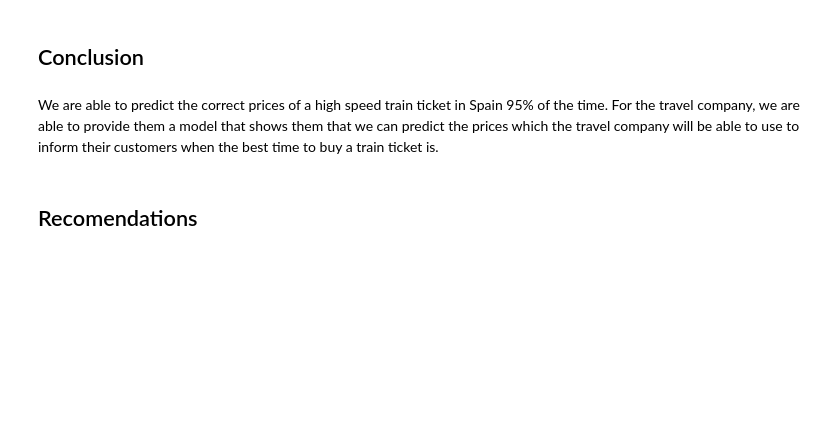
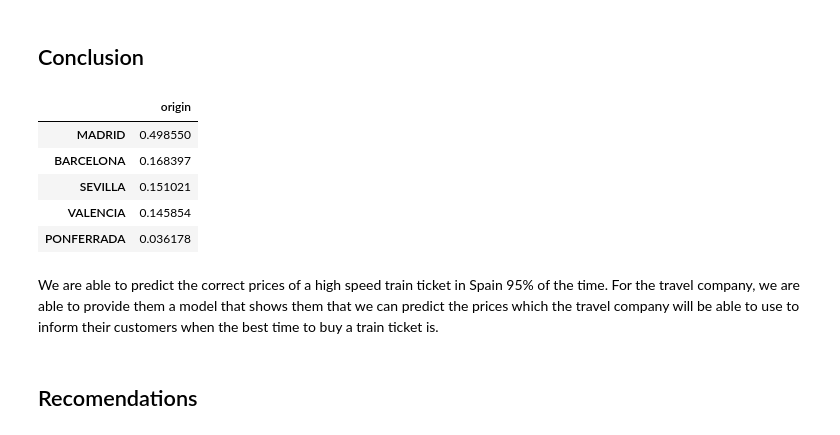
Before and after one commit to BrianJ1224/Capstone, a Jupyter notebook: Code.ipynb, the cells around one changed output. Cells and saved outputs as stored; diff of their text form; code cells hidden in the pictures; blank space fills up the shorter version.

```diff
--- a/Code.ipynb
+++ b/Code.ipynb
@@ -504,5 +646,15 @@ visualizer.show()
 # %% [markdown]
 ## Conclusion
+# %%
+#origin = renfe['origin'].value_counts(normalize=True)
+pd.DataFrame(data=origin)
+# %% [output]
+|  | origin |
+| MADRID | 0.498550 |
+| BARCELONA | 0.168397 |
+| SEVILLA | 0.151021 |
+| VALENCIA | 0.145854 |
+| PONFERRADA | 0.036178 |
 # %% [markdown]
 We are able to predict the correct prices of a high speed train ticket in Spain 95% of the time. For the travel company, we are able to provide them a model that shows them that we can predict the prices which the travel company will be able to use to inform their customers when the best time to buy a train ticket is.
 # %% [markdown]
```
Also changed, not shown: parts of 34 cells of this notebook, 1 other file.
